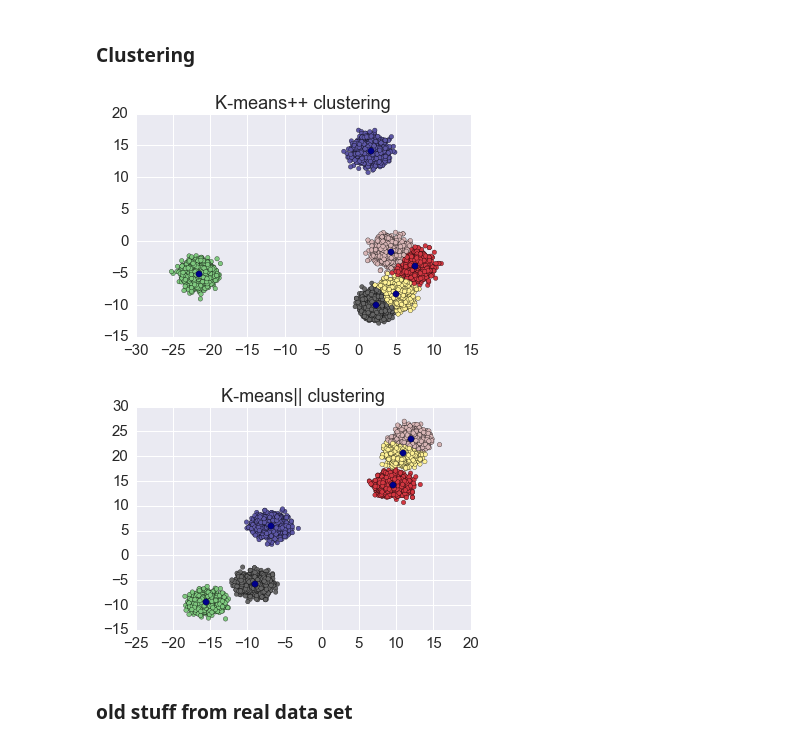
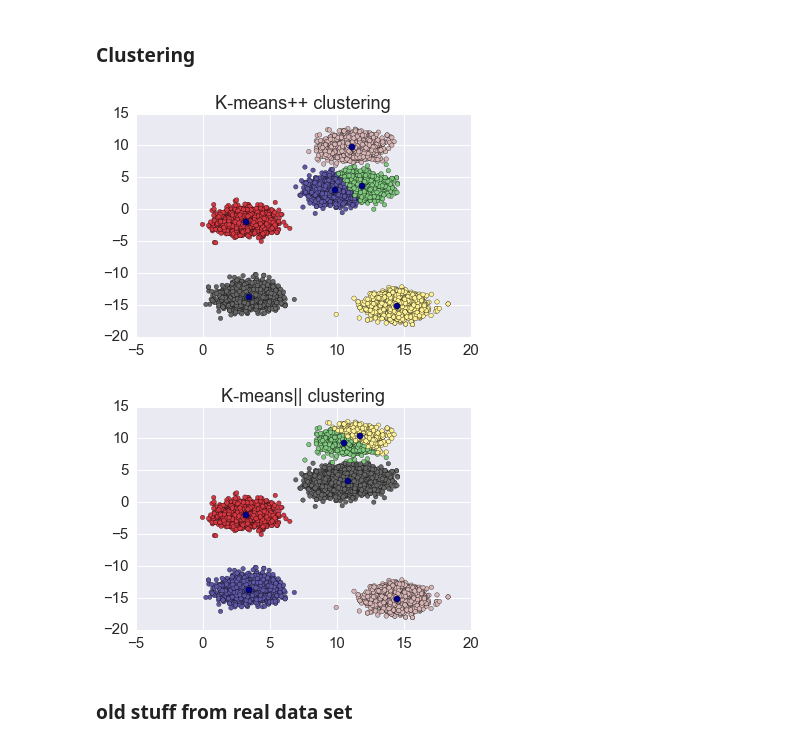
Before and after one commit to jeromemassot/Kmeans_Parallel, a Jupyter notebook: Results.ipynb, the cells around one changed output. Cells and saved outputs as stored; diff of their text form; code cells hidden in the pictures.

```diff
--- a/Results.ipynb
+++ b/Results.ipynb
@@ -49,24 +55,24 @@ sim_data.shape
 # %% [markdown]
 ### Clustering
 # %%
-sim_data_k4 = generate_data(k=6, var=100, dim=2, npoints=10000)
+sim_data_k6 = generate_data(k=6, var=100, dim=2, npoints=10000)
 # %%
 k = 6
 l=k*2
 d = 2
 r = 1
 # %%
-sim_plus = kmeans(sim_data_k4, kmeansplusplus(sim_data_k4, k, d), k, d)
+sim_plus = kmeans(sim_data_k6, kmeansplusplus(sim_data_k6, k, d), k, d)
 # %%
 x_plus = sim_plus[0][:,0]
 y_plus = sim_plus[0][:,1]
 labels_plus = sim_plus[1]
 # %%
 plt.figure()
-plt.scatter(sim_data_k4[:,0], sim_data_k4[:,1], c=labels_plus, cmap='Accent')
+plt.scatter(sim_data_k6[:,0], sim_data_k6[:,1], c=labels_plus, cmap='Accent')
 plt.scatter(x_plus, y_plus, s=40, marker="o", c="darkblue")
 plt.title("K-means++ clustering")
 pass
 # %% [output]
-[figure, old version]
+[figure, new version]
 # %%
@@ -77,12 +83,12 @@ y_para = sim_para[0][:,1]
 labels_para = sim_para[1]
 # %%
 plt.figure()
-plt.scatter(sim_data_k4[:,0], sim_data_k4[:,1], c=labels_para, cmap='Accent')
+plt.scatter(sim_data_k6[:,0], sim_data_k6[:,1], c=labels_para, cmap='Accent')
 plt.scatter(x_para, y_para, s=40, marker="o", c="darkblue")
 plt.title("K-means|| clustering")
 pass
 # %% [output]
-[figure, old version]
+[figure, new version]
 # %% [markdown]
 ### old stuff from real data set
 # %%
```
Also changed, not shown: parts of 12 cells of this notebook, 1 other file.
